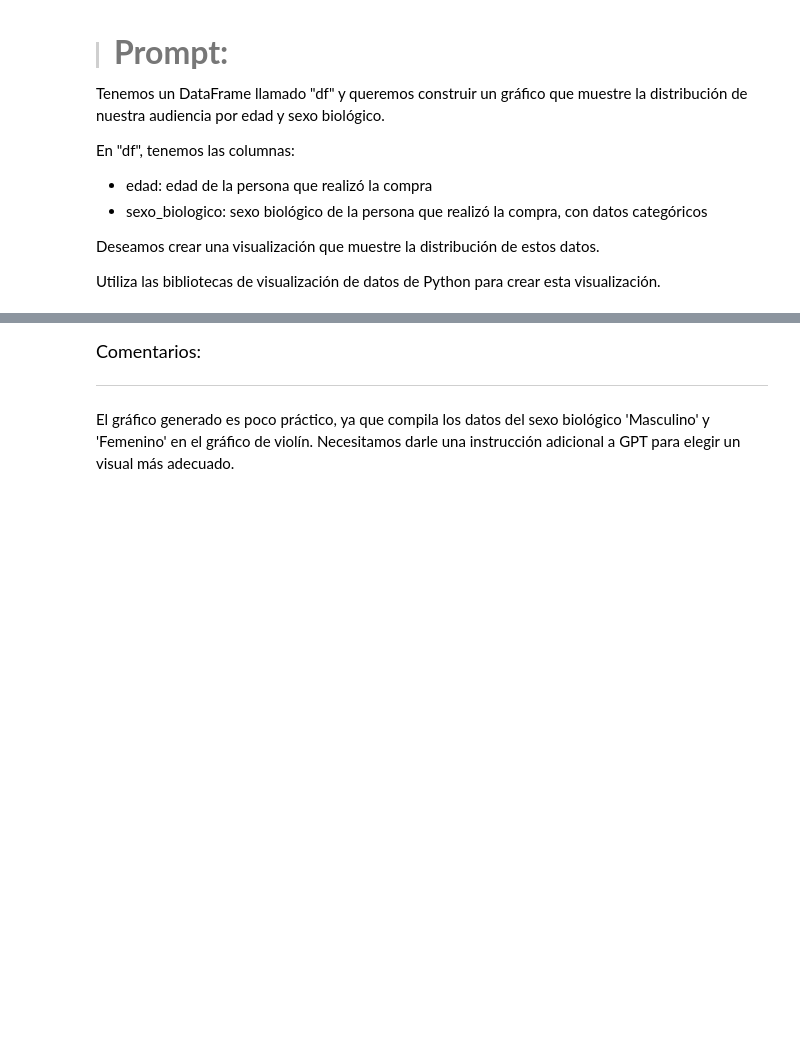
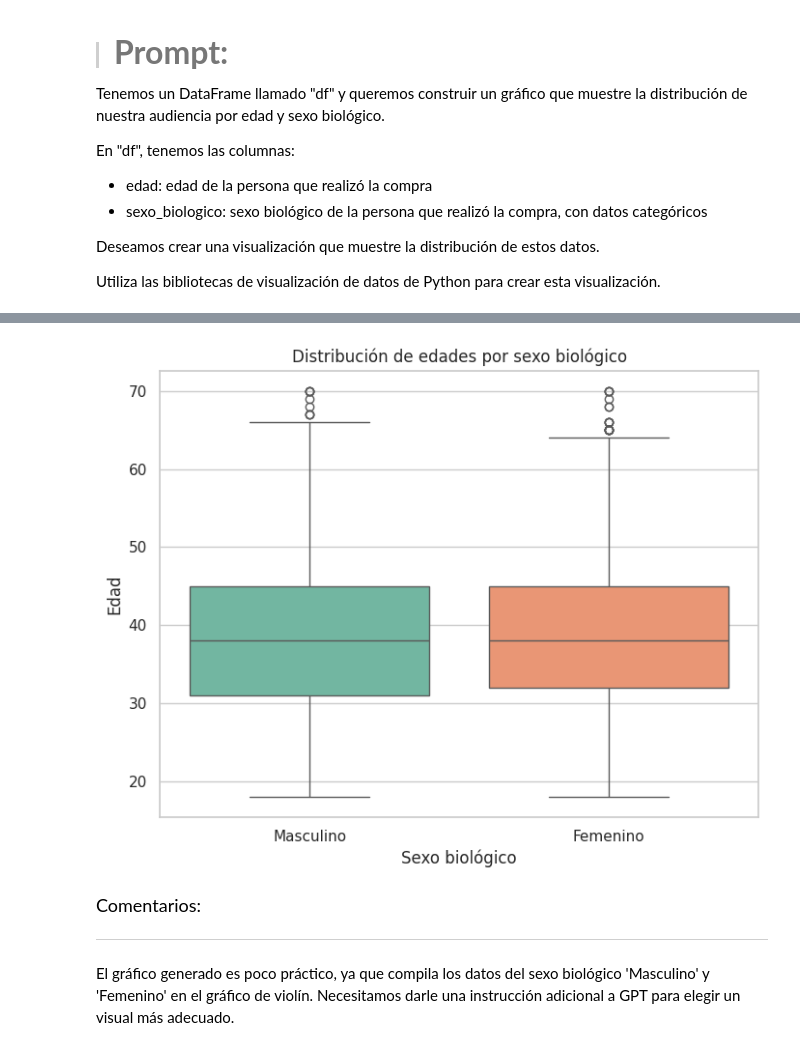
Before and after one commit to Nataliahfk/IA_aplicada_a_ciencia_de_datos, a Jupyter notebook: IA_aplicada_a_ciencia_de_datos.ipynb, the cells around one changed output, grey strips where cells are left out. Saved outputs shown, nothing was run; the diff lists cells and outputs as text; code cells hidden in the pictures; blank space fills up the shorter version.

```diff
--- a/IA_aplicada_a_ciencia_de_datos.ipynb
+++ b/IA_aplicada_a_ciencia_de_datos.ipynb
@@ -1389,3 +1417,27 @@ Utiliza las bibliotecas de visualización de datos de Python para crear esta vis
+# %%
+import matplotlib.pyplot as plt
+import seaborn as sns
+
+# Configurar estilo visual
+sns.set(style="whitegrid")
+
+# Crear gráfico de caja
+plt.figure(figsize=(8,6))
+sns.boxplot(
+    data=df_unificado,
+    x='sexo_biologico',
+    y='edad',
+    palette='Set2'
+)
+
+# Etiquetas y título
+plt.title('Distribución de edades por sexo biológico')
+plt.xlabel('Sexo biológico')
+plt.ylabel('Edad')
+
+plt.show()
+# %% [output]
+[figure, added]
 # %% [markdown]
 <font color="7b71ff" size=4> Comentarios: </font>
 
```
Also changed, not shown: parts of 4 cells of this notebook.
